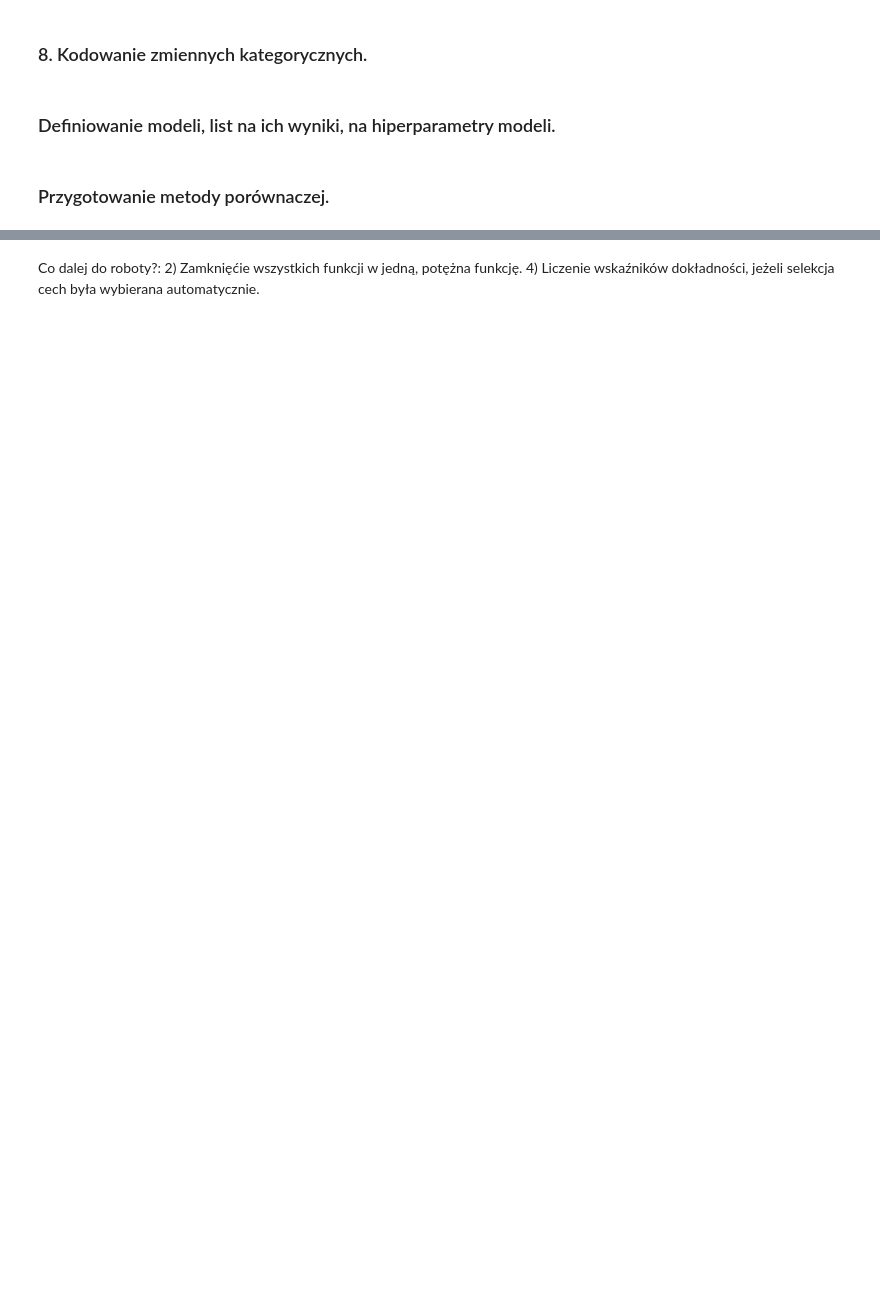
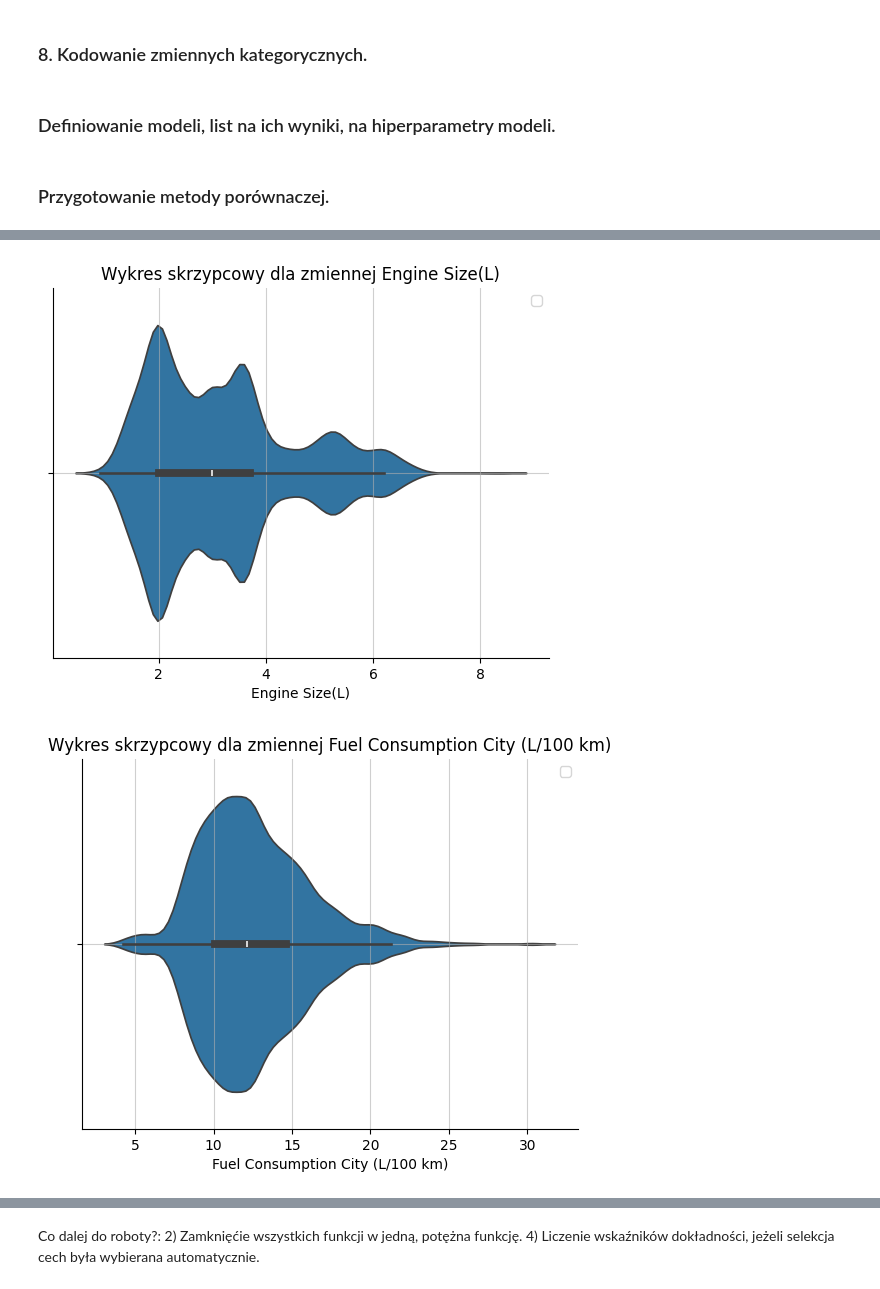
Before and after one commit to Pawel-Tomasz-Nowak/Scientific-collaboration, a Jupyter notebook: EmissionAnalysis copy.ipynb, the cells around one changed output, grey strips where cells are left out. Drawn from its saved outputs; the diff is of its cells as text; code cells hidden in the pictures; blank space fills up the shorter version.

Commit message:
Reorganizacja kodu, dodanie wykresów skrzypcowych, poprawa czytelności histogramów dla zmiennych kategorycznych.

```diff
--- a/EmissionAnalysis copy.ipynb
+++ b/EmissionAnalysis copy.ipynb
@@ -105,16 +114,13 @@ Pierwsze wnioski, jakie można wysunąć:
 # %% [markdown]
 ### Kasujemy zmienną Model oraz obserwację, której cecha "Fuel Type" wynosi N
 # %%
-def DeleteFutileColsAndObs(Dataset:pd.DataFrame):
+def DeleteFutileColsAndObs(Dataset:pd.DataFrame) -> pd.DataFrame:
 
     Dataset.drop(columns = ["Model"], inplace = True)
 
     Dataset = Dataset.query('`Fuel Type` != "N"')
 
     return Dataset
-
-
-Dataset = DeleteFutileColsAndObs(Dataset)
 # %% [markdown]
 ### 3. Cechy numeryczne ciągłe.
 # %% [markdown]
@@ -160,7 +142,7 @@ CorrMatrix = ComputeAndDrawCorrelationMatrix(Dataset, ContFeatures)
 # %% [markdown]
 ### 4. Dyskretyzacja zmiennej docelowej.
 # %%
-def Discretize(Dataset:pd.DataFrame, target_var:str, bins:list[float]) -> pd.Series:
+def Discretize(Dataset:pd.DataFrame, target_var:str, bins:list[float]) -> None:
     labels = [i for i in range(len(bins)+1)]
     bins = [-float("inf")] + bins + [float('inf')]
 
@@ -170,12 +152,3 @@ def Discretize(Dataset:pd.DataFrame, target_var:str, bins:list[float]) -> pd.Ser
                                  labels = labels)
 
     Dataset[target_var_discr] = discretized_feature
-
-
-Discretize(Dataset, target_var, [150, 200, 300])
-
-
-def CreateHistPlotTarVar(Dataset:pd.DataFrame, target_var_discr:str):
-    sns.barplot(data = Dataset[target_var_discr].value_counts().reset_index(), x = target_var_discr, y  = "count")
-
-CreateHistPlotTarVar(Dataset, target_var_discr)
@@ -671,0 +548,62 @@ ManualEmissionAnalysis("CO2Emission.csv", ';', ',', dtypes = dtypes,
+# %%
+def ManualEmissionAnalysis(Filename:str, seperator:str, dec_sep: str, dtypes: dict[str, str], target_var:str, bins:list[float], n_splits:int, train_size :float, test_size:float) -> None:
+    """Wielka analiza danych"""
+    Dataset, n_rows = ReadDataFrame(Filename, seperator, dec_sep) #Odczytaj zestaw danych oraz liczbę wszystkich obserwacji.
+    Features = Dataset.columns #Znajdź listę wszystkich cech w zbiorze danych.
+
+    CatFeatures: list[str] = [feature for feature in Features if dtypes[feature] == "category"] #Cechy kategoryczne.
+    FloatFeatures: list[str] = [feature for feature in Features if dtypes[feature] is np.float64] #Cechy ciągłe.
+
+
+    # print("RYSOWANIE HISTOGRAMÓW DLA ZMIENNYCH KATEGORYCZNYCH")
+    # #Agregacja rządkich klas dla zmiennych kategorycznych.
+    # for CatFeature in CatFeatures:
+    #     Histogram:pd.Series = CreateHistogram(Dataset = Dataset,  #Znajdź histogram unikatowych klas dla zmiennej CatFeature.
+    #                                 CatFeature = CatFeature)
+
+    #     AggregateRarestClasses(Dataset, CatFeature, Histogram) #Zagreguj najrzadzsze klasy.
+
+    #     Histogram_agg:pd.Series = CreateHistogram(Dataset = Dataset,  #Zagregowany histogram.
+    #                                               CatFeature = CatFeature)
+
+    #     PlotHistogram(Histogram_agg, CatFeature)
+
+
+    #Kasowanie zbędnej obserwacji oraz quasi-id kolumny
+    Dataset = DeleteFutileColsAndObs(Dataset)
+
+
+    #print("RYSOWANIE MACIERZY KORELACJI DLA ZMIENNYCH NUMERYCZNYCH")
+    #ComputeAndDrawCorrelationMatrix(Dataset, FloatFeatures)
+
+    print("RYSOWANIE WYKRESÓW SKRZYPCOWYCH DLA Z MIENNYCH NUMERYCZNYCH")
+    NarysujSkrzypce(Dataset, FloatFeatures)
+
+    print("Rysowanie wykresu parowego dla zmiennych numerycznych")
+
+    NarysujWykresParowy(Dataset, FloatFeatures)
+
+    print("Dyskretyzacja zmiennej docelowej")
+    #"Dyskretyzacja zmiennej docelowej"
+    target_var_discr = target_var +"_disc"
+
+    Discretize(Dataset, target_var, bins)
+
+    Dataset.drop(columns = [target_var], inplace = True) #Porzuć starą, ciągłą zmienną celu.
+
+    target_var_discr_histogram:pd.Series = CreateHistogram(Dataset, target_var_discr) #Znajdź histogram tabelkowy dla zdyskretyzowanej zmiennej celu.
+    PlotHistogram(target_var_discr_histogram, target_var_discr) #Narysuj histogram dla zmiennej celu zdyskretyzowanej.
+
+
+    Predictors = ['Make', "Vehicle Class",'Engine Size(L)','Cylinders','Transmission','Fuel Type',"Fuel Consumption City (L/100 km)", "Fuel Consumption Hwy (L/100 km)",
+                                                                                   "Fuel Consumption Comb (L/100 km)","Fuel Consumption Comb (mpg)"]
+
+    num_predictors = [feature for feature in Predictors if dtypes[feature] is np.float64]
+    cat_predictors = [feature for feature in Predictors if dtypes[feature] == "category"]
+
+
+
+ManualEmissionAnalysis("CO2Emission.csv", ';', ',', dtypes = dtypes,
+                       target_var = 'CO2 Emissions(g/km)',
+                       n_splits = 5, train_size = 0.8, test_size =0.2, bins = [150, 250])
+# %% [output]
@@ -671,0 +613,2 @@ ManualEmissionAnalysis("CO2Emission.csv", ';', ',', dtypes = dtypes,
+[figure, added]
+[figure, added]
```
Also changed, not shown: parts of 19 cells of this notebook.
